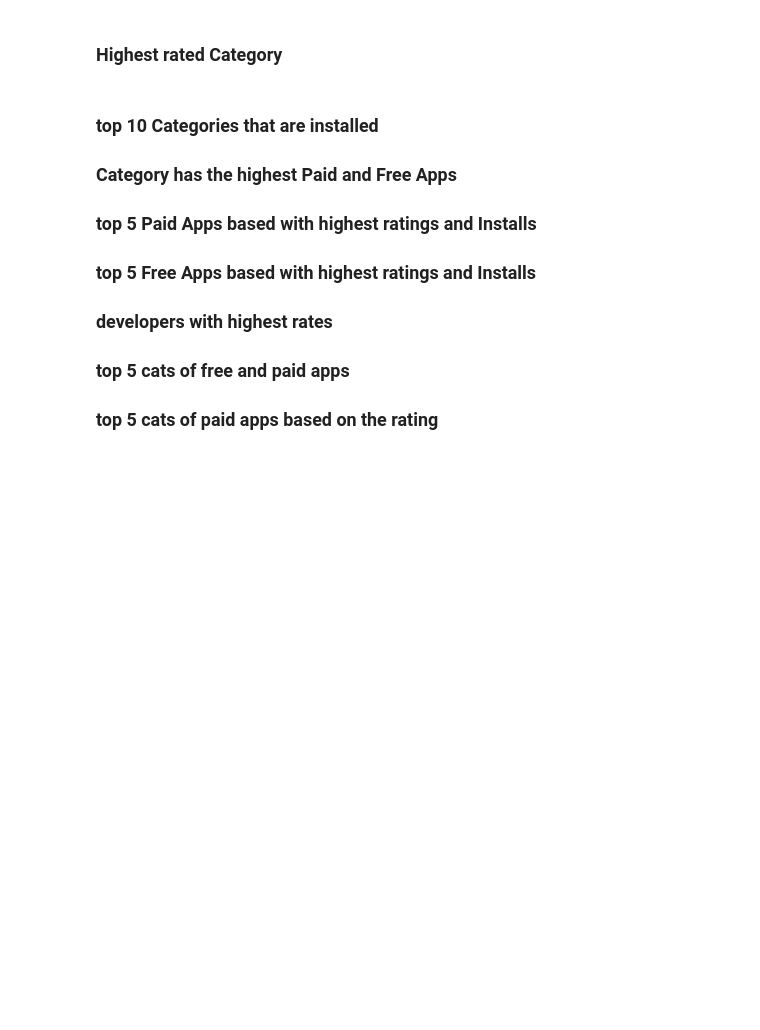
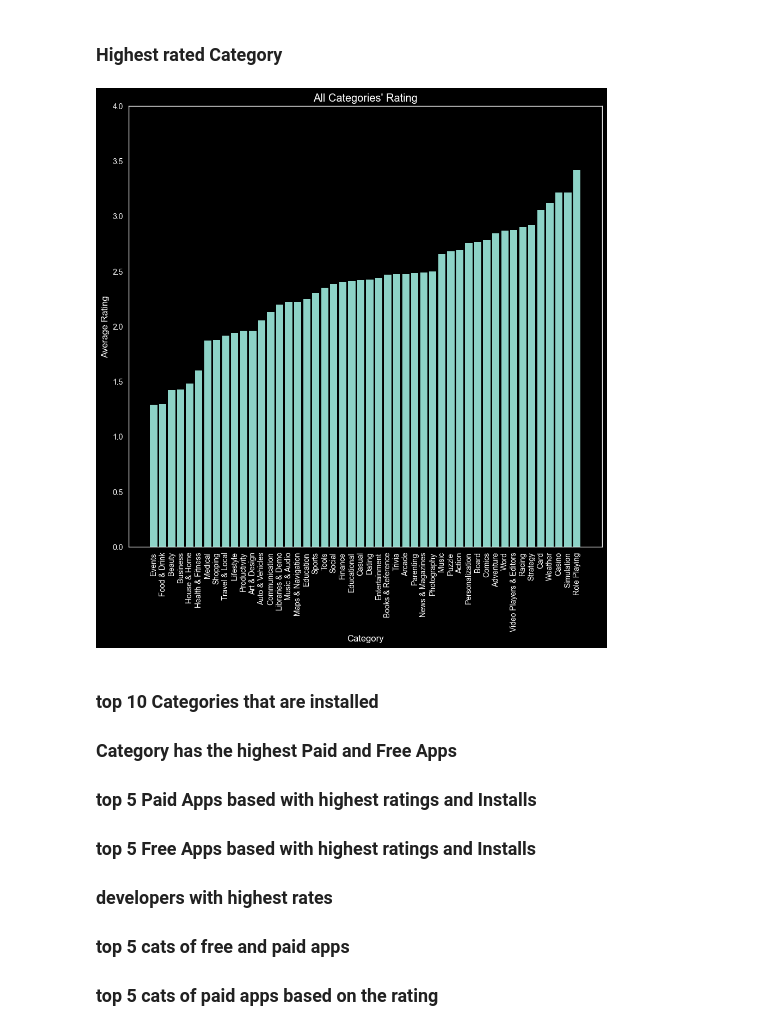
Before and after one commit to aymanreda56/XL-Data, a Jupyter notebook: DataAnalysis/DescriptiveAnalysis/DescriptiveAnalysis.ipynb, the cells around one changed output. Drawn from its saved outputs; the diff is of its cells as text; code cells hidden in the pictures; blank space fills up the shorter version.

Commit message:
Average rating per category using mapreduce

```diff
--- a/DataAnalysis/DescriptiveAnalysis/DescriptiveAnalysis.ipynb
+++ b/DataAnalysis/DescriptiveAnalysis/DescriptiveAnalysis.ipynb
@@ -212,6 +212,30 @@ This shows that most of the users do not rate the apps, and when they do their r
 '\nThis shows that most of the users do not rate the apps, and when they do their ratings are usually between 4-5.\n'
 # %% [markdown]
 ### Highest rated Category
+# %%
+categ_rate= rdd.filter(lambda x: x.split(',')[2] != '' and x.split(',')[3] != '')\
+        .map(lambda x: (x.split(',')[2], x.split(',')[3]))\
+        .mapValues(lambda x: (float(x), 1))\
+        .reduceByKey(lambda x,y: (x[0]+y[0], x[1]+y[1]))\
+        .mapValues(lambda x: x[0]/x[1])\
+        .sortBy(lambda x: x[1], ascending=True)
+
+categ_rate_arr= np.array(categ_rate.collect())
+# %%
+categories = [x[0] for x in categ_rate.collect()]
+ratings = [x[1] for x in categ_rate.collect()]
+
+plt.style.use('dark_background')
+plt.grid(False)
+plt.bar(categories, ratings)
+plt.ylim(0, 4)
+plt.xticks(rotation=90)
+plt.xlabel('Category')
+plt.ylabel('Average Rating')
+plt.title("All Categories' Rating")
+plt.show()
+# %% [output]
+[figure, added]
 # %% [markdown]
 ### top 10 Categories that are installed
 ### Category has the highest Paid and Free Apps
```
